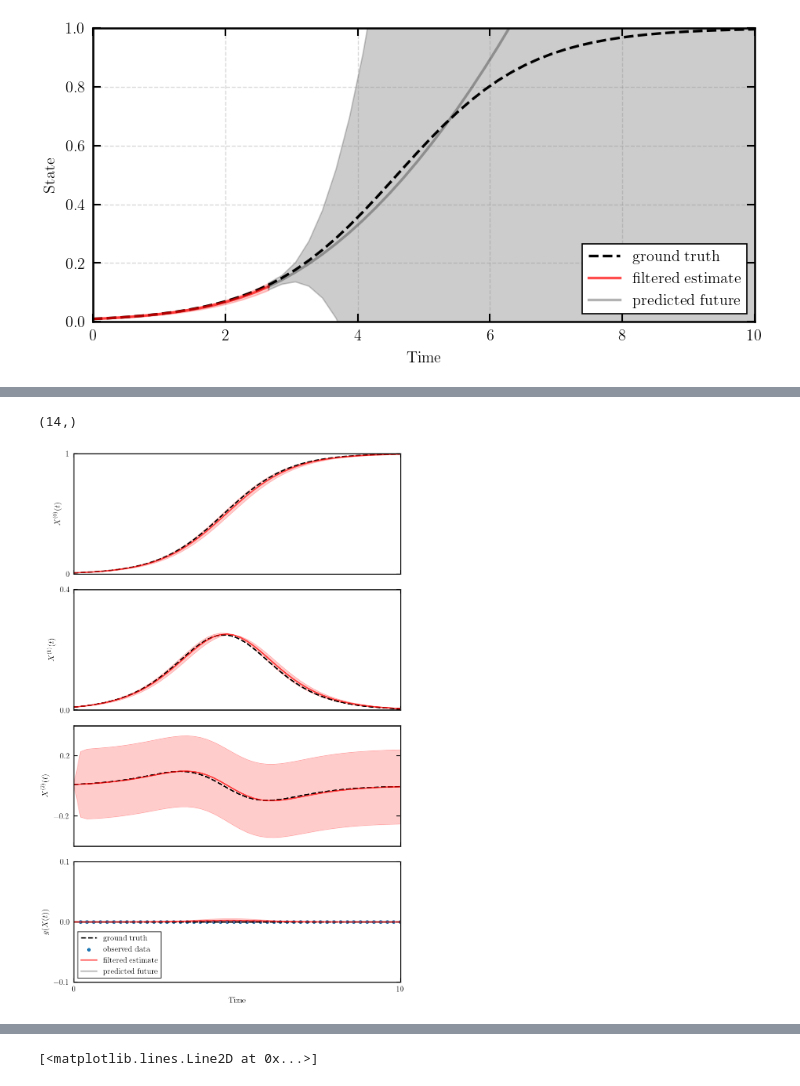
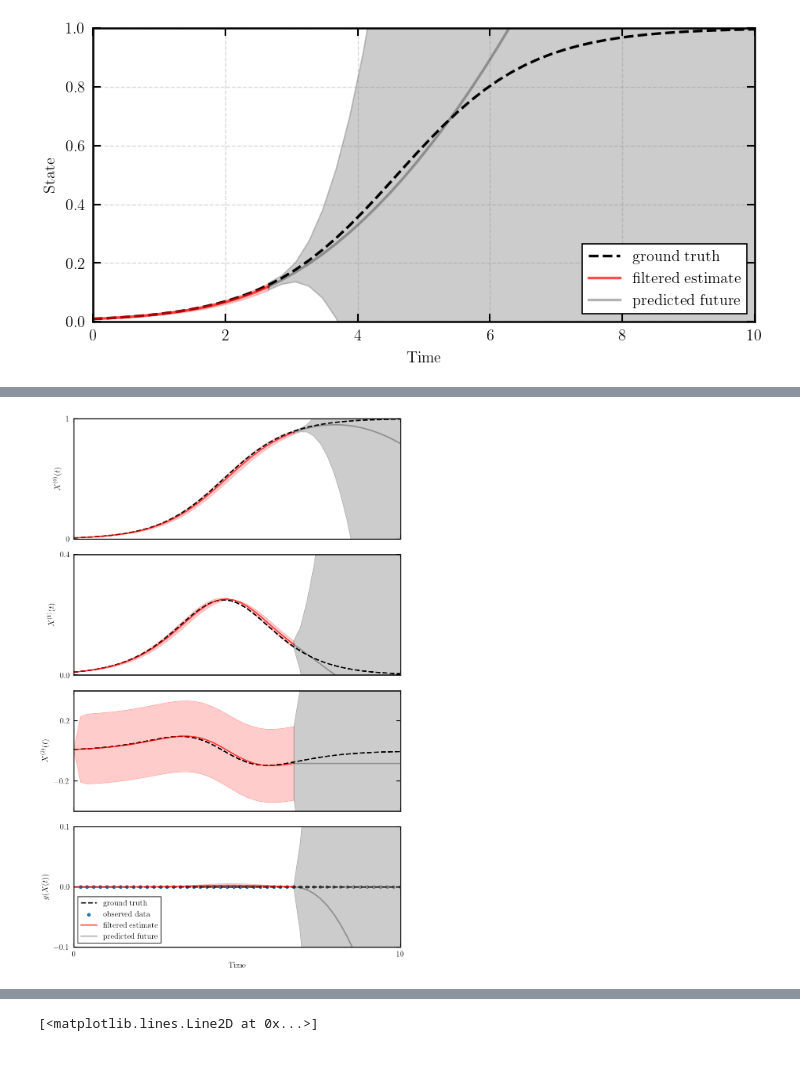
Before and after one commit to paufisch/ode_filters, a Jupyter notebook: diffeq_playground.ipynb, the cells around one changed output, grey strips where cells are left out. Drawn from its saved outputs; the diff is of its cells as text; code cells hidden in the pictures.

Commit message:
extracted ODE filtering plotting functionalities into helpers

```diff
--- a/diffeq_playground.ipynb
+++ b/diffeq_playground.ipynb
@@ -460,10 +280,10 @@ plot_kalman_filter_subplots(12, savefig=True)
-# %%
-m_projected.shape
-# %% [output]
-(14,)
-# %%
-plot_kalman_filter_subplots(N-1)
-# %% [output]
-[figure, removed]
+# %%
+plt = plot_kalman_filter_subplots(
+    33, ts, N, mu_0, Sigma_0, A_h, Q_h, R_h, z_sequence,
+    g, jacobian_g, [x_exact, x_prime_exact, x_prime_prime_exact],
+    savefig=False, img_path="logistic_imgs"
+)
+# %% [output]
+[figure, added]
 # %%
 for i in tqdm(range(N)):
```
Also changed, not shown: parts of 12 cells of this notebook, 1 other file.
